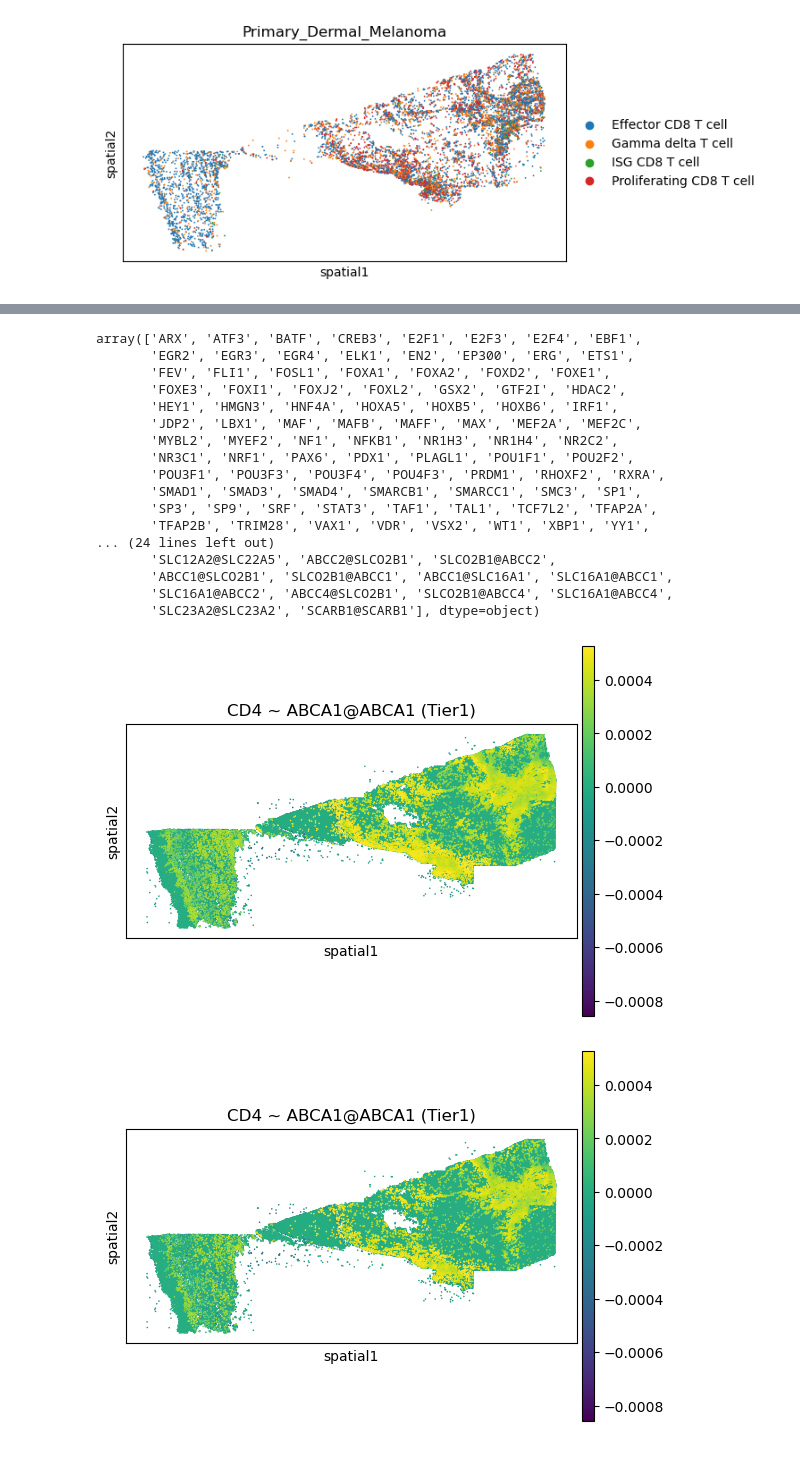
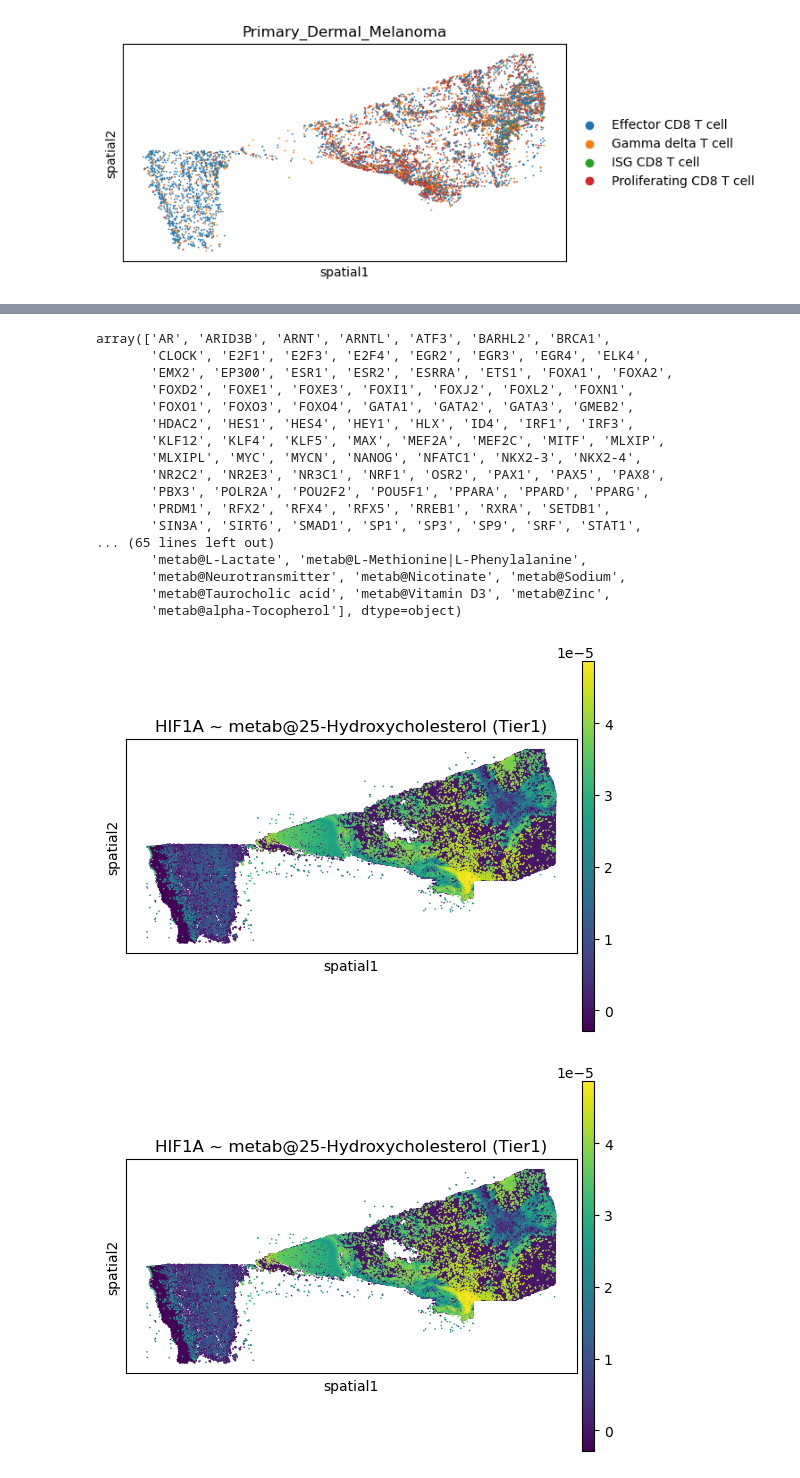
Before and after one commit to fosterea/MetabTravLR, a Jupyter notebook: metab_processing/Analysis/Tiffany/melenoma.ipynb, the cells around one changed output, grey strips where cells are left out. Saved outputs shown, nothing was run; the diff lists cells and outputs as text; code cells hidden in the pictures.

```diff
--- a/metab_processing/Analysis/Tiffany/melenoma.ipynb
+++ b/metab_processing/Analysis/Tiffany/melenoma.ipynb
@@ -77,24 +98,24 @@ list(adata.uns['beta_modulators'])
 # %%
-GENE = 'MYC'
+GENE = 'HIF1A'
 adata.uns['beta_modulators'][GENE]
 # %% [output]
-array(['ARX', 'ATF3', 'BATF', 'CREB3', 'E2F1', 'E2F3', 'E2F4', 'EBF1',
-       'EGR2', 'EGR3', 'EGR4', 'ELK1', 'EN2', 'EP300', 'ERG', 'ETS1',
-       'FEV', 'FLI1', 'FOSL1', 'FOXA1', 'FOXA2', 'FOXD2', 'FOXE1',
-       'FOXE3', 'FOXI1', 'FOXJ2', 'FOXL2', 'GSX2', 'GTF2I', 'HDAC2',
-       'HEY1', 'HMGN3', 'HNF4A', 'HOXA5', 'HOXB5', 'HOXB6', 'IRF1',
-       'JDP2', 'LBX1', 'MAF', 'MAFB', 'MAFF', 'MAX', 'MEF2A', 'MEF2C',
-       'MYBL2', 'MYEF2', 'NF1', 'NFKB1', 'NR1H3', 'NR1H4', 'NR2C2',
-       'NR3C1', 'NRF1', 'PAX6', 'PDX1', 'PLAGL1', 'POU1F1', 'POU2F2',
-       'POU3F1', 'POU3F3', 'POU3F4', 'POU4F3', 'PRDM1', 'RHOXF2', 'RXRA',
-       'SMAD1', 'SMAD3', 'SMAD4', 'SMARCB1', 'SMARCC1', 'SMC3', 'SP1',
-       'SP3', 'SP9', 'SRF', 'STAT3', 'TAF1', 'TAL1', 'TCF7L2', 'TFAP2A',
-       'TFAP2B', 'TRIM28', 'VAX1', 'VDR', 'VSX2', 'WT1', 'XBP1', 'YY1',
-... (24 lines left out)
-       'SLC12A2@SLC22A5', 'ABCC2@SLCO2B1', 'SLCO2B1@ABCC2',
-       'ABCC1@SLCO2B1', 'SLCO2B1@ABCC1', 'ABCC1@SLC16A1', 'SLC16A1@ABCC1',
-       'SLC16A1@ABCC2', 'ABCC4@SLCO2B1', 'SLCO2B1@ABCC4', 'SLC16A1@ABCC4',
-       'SLC23A2@SLC23A2', 'SCARB1@SCARB1'], dtype=object)
+array(['AR', 'ARID3B', 'ARNT', 'ARNTL', 'ATF3', 'BARHL2', 'BRCA1',
+       'CLOCK', 'E2F1', 'E2F3', 'E2F4', 'EGR2', 'EGR3', 'EGR4', 'ELK4',
+       'EMX2', 'EP300', 'ESR1', 'ESR2', 'ESRRA', 'ETS1', 'FOXA1', 'FOXA2',
+       'FOXD2', 'FOXE1', 'FOXE3', 'FOXI1', 'FOXJ2', 'FOXL2', 'FOXN1',
+       'FOXO1', 'FOXO3', 'FOXO4', 'GATA1', 'GATA2', 'GATA3', 'GMEB2',
+       'HDAC2', 'HES1', 'HES4', 'HEY1', 'HLX', 'ID4', 'IRF1', 'IRF3',
+       'KLF12', 'KLF4', 'KLF5', 'MAX', 'MEF2A', 'MEF2C', 'MITF', 'MLXIP',
+       'MLXIPL', 'MYC', 'MYCN', 'NANOG', 'NFATC1', 'NKX2-3', 'NKX2-4',
+       'NR2C2', 'NR2E3', 'NR3C1', 'NRF1', 'OSR2', 'PAX1', 'PAX5', 'PAX8',
+       'PBX3', 'POLR2A', 'POU2F2', 'POU5F1', 'PPARA', 'PPARD', 'PPARG',
+       'PRDM1', 'RFX2', 'RFX4', 'RFX5', 'RREB1', 'RXRA', 'SETDB1',
+       'SIN3A', 'SIRT6', 'SMAD1', 'SP1', 'SP3', 'SP9', 'SRF', 'STAT1',
+... (65 lines left out)
+       'metab@L-Lactate', 'metab@L-Methionine|L-Phenylalanine',
+       'metab@Neurotransmitter', 'metab@Nicotinate', 'metab@Sodium',
+       'metab@Taurocholic acid', 'metab@Vitamin D3', 'metab@Zinc',
+       'metab@alpha-Tocopherol'], dtype=object)
 # %%
 def plot_beta(adata, gene, modulator, tier, cell_types=None, spot_size=35):
     i = (adata.uns['beta_modulators'][gene] == modulator).argmax()
@@ -104,10 +125,10 @@ def plot_beta(adata, gene, modulator, tier, cell_types=None, spot_size=35):
     sc.pl.spatial(sub, color='beta', spot_size=spot_size, show=False,
                   title=f'{gene} ~ {modulator} ({tier})')
 # %%
-gp = [m for m in adata.uns['beta_modulators'][GENE] if '@' in m][0]
+gp = [m for m in adata.uns['beta_modulators'][GENE] if '@' in m][1]
 plot_beta(adata, GENE, gp, 'Tier1', ['T Cell', 'other'])
 plot_beta(adata, GENE, gp, 'Tier1', ['other'])
 plot_beta(adata, GENE, gp, 'Tier1', ['T Cell'])
 # %% [output]
-[figure, old version]
+[figure, new version]
-[figure, old version]
+[figure, new version]
```
Also changed, not shown: parts of 4 cells of this notebook, 22 other files.
